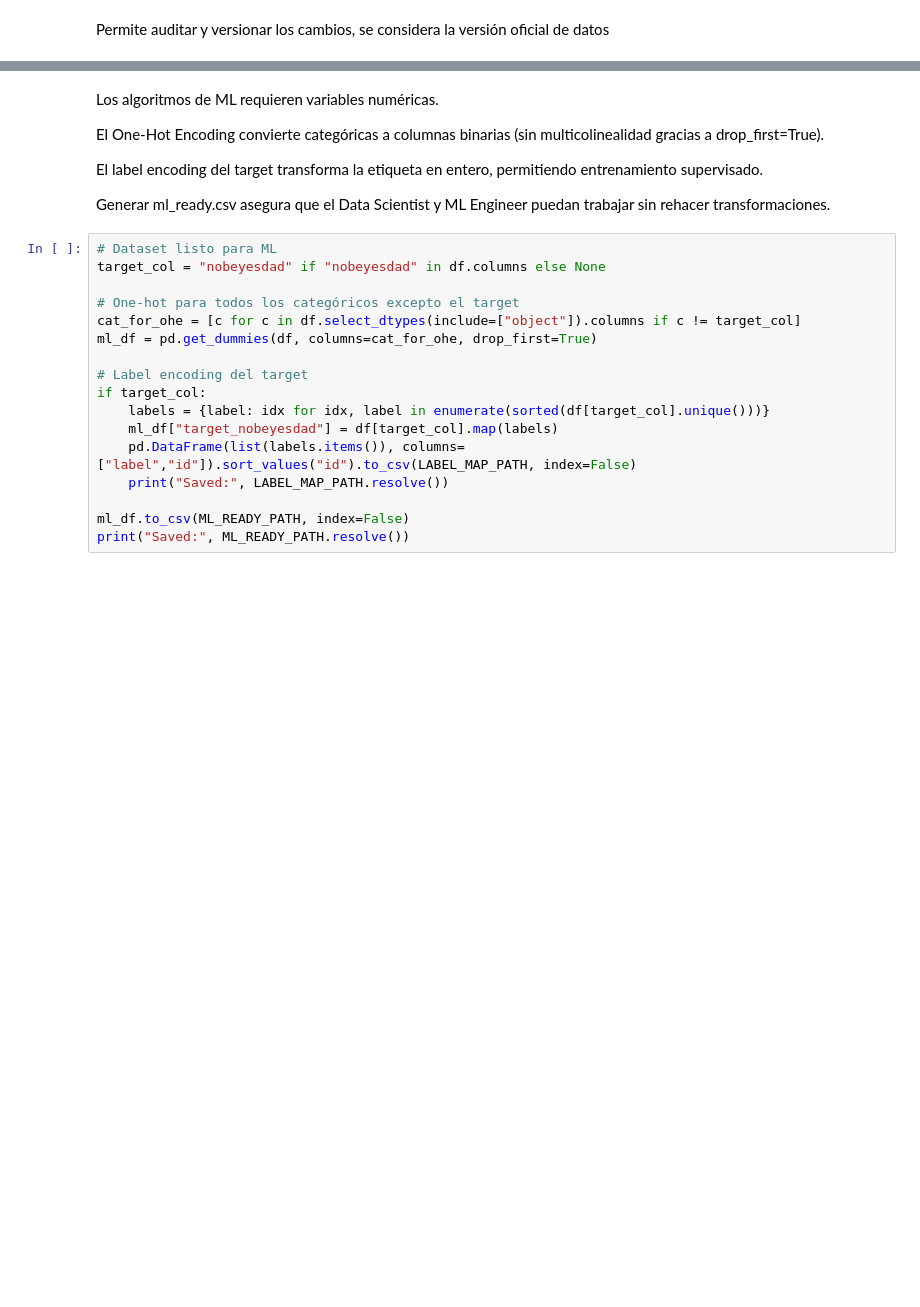
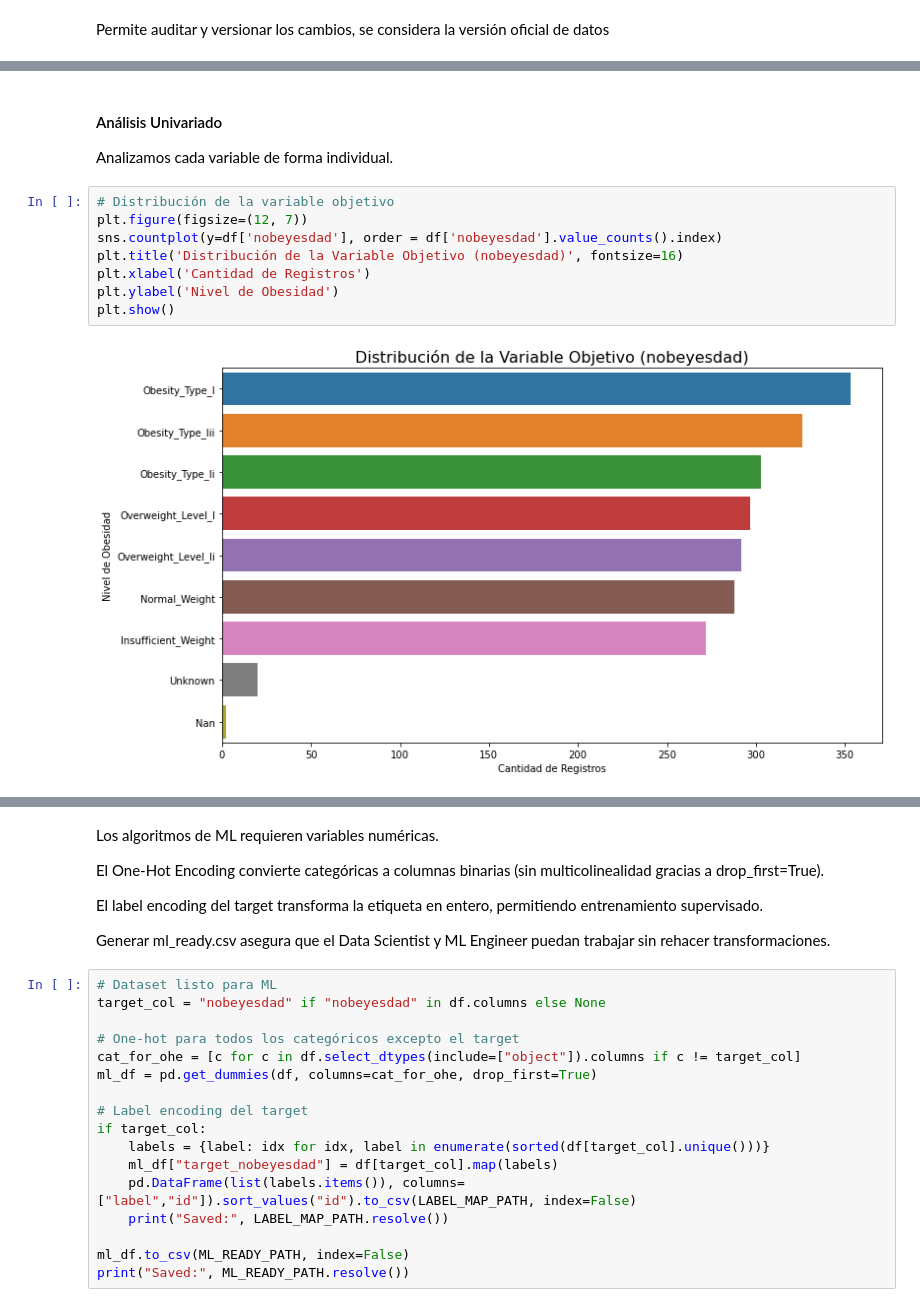
Before and after one commit to gabo196/MLOps_Equipo60, a Jupyter notebook: Fase1_Proyecto.ipynb, the cells around one changed output, grey strips where cells are left out. Drawn from its saved outputs; the diff is of its cells as text; blank space fills up the shorter version.

```diff
--- a/Fase1_Proyecto.ipynb
+++ b/Fase1_Proyecto.ipynb
@@ -321,0 +427,14 @@ Saved: /content/data_outputs/obesity_clean.csv
+# %% [markdown]
+ #### Análisis Univariado
+
+ Analizamos cada variable de forma individual.
+# %%
+# Distribución de la variable objetivo
+plt.figure(figsize=(12, 7))
+sns.countplot(y=df['nobeyesdad'], order = df['nobeyesdad'].value_counts().index)
+plt.title('Distribución de la Variable Objetivo (nobeyesdad)', fontsize=16)
+plt.xlabel('Cantidad de Registros')
+plt.ylabel('Nivel de Obesidad')
+plt.show()
+# %% [output]
+[figure, added]
```
Also changed, not shown: parts of 42 cells of this notebook, 6 other files.
